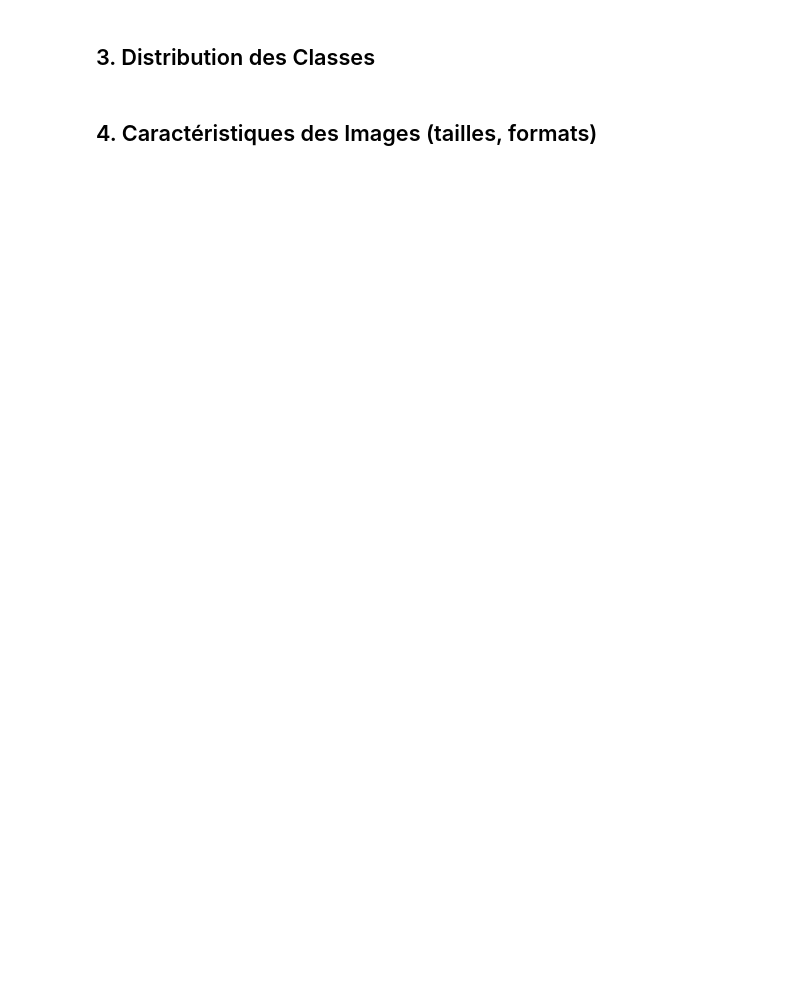
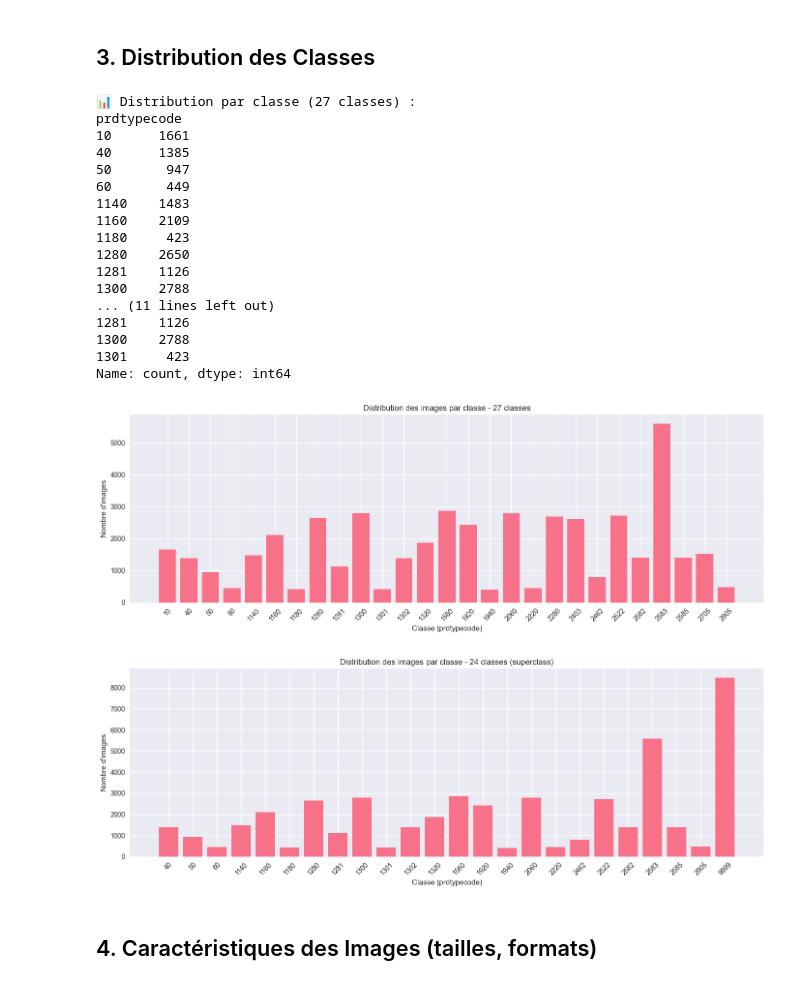
Before and after one commit to Zhrii/Datascientest_projets, a Jupyter notebook: notebooks/07_image_exploration_donnees.ipynb, the cells around one changed output. Drawn from its saved outputs; the diff is of its cells as text; code cells hidden in the pictures; blank space fills up the shorter version.

```diff
--- a/notebooks/07_image_exploration_donnees.ipynb
+++ b/notebooks/07_image_exploration_donnees.ipynb
@@ -47,15 +80,19 @@ print(f"📁 Images : {IMAGE_DIR}")
 # %% [markdown]
 ## 1. Inventaire des Images
 # %%
-image_files = list(IMAGE_DIR.glob('*.jpg'))
-print(f"📷 Nombre total de fichiers .jpg : {len(image_files):,}")
-print(f"   Convention : image_{{imageid}}_product_{{productid}}.jpg")
+if any(name not in globals() for name in ['IMAGE_DIR', 'IMAGE_EXTS', 'list_image_files']):
+    raise RuntimeError("Exécute d'abord la cellule d'initialisation (imports/chemins).")
+
+image_files = list_image_files(IMAGE_DIR)
+print(f"📷 Nombre total de fichiers image : {len(image_files):,}")
+print(f"   Formats pris en charge : {', '.join(sorted(IMAGE_EXTS))}")
+print("   Convention : image_{imageid}_product_{productid}.[ext]")
 
 image_data = []
 for f in image_files:
     try:
         parts = f.stem.split('_')
-        if len(parts) >= 4 and parts[0] == 'image' and parts[2] == 'product':
+        if len(parts) >= 4 and parts[0].lower() == 'image' and parts[2].lower() == 'product':
             image_data.append({'imageid': int(parts[1]), 'productid': int(parts[3]), 'path': str(f)})
     except (ValueError, IndexError):
         pass
@@ -83,19 +143,61 @@ print(f"   Produits sans image : {total - covered:,}")
 # %%
 merged = X_train.merge(image_df[['productid', 'imageid']], on=['productid', 'imageid'], how='inner')
 merged = merged.merge(y_train, left_index=True, right_index=True)
 
+# Superclasse (24 classes) : Publications -> 9999
+CODE_SUPERCLASSE = 9999
+PUBLICATIONS_CLASSES = {10, 2280, 2403, 2705}
+merged['prdtypecode_superclass'] = merged['prdtypecode'].apply(
+    lambda x: CODE_SUPERCLASSE if x in PUBLICATIONS_CLASSES else x
+)
+
 class_dist = merged['prdtypecode'].value_counts().sort_index()
+class_dist_sc = merged['prdtypecode_superclass'].value_counts().sort_index()
+
 print(f"📊 Distribution par classe (27 classes) :")
 print(class_dist.head(10))
+print(f"\n📊 Distribution par classe (24 classes - superclass) :")
+print(class_dist_sc.head(10))
 
+# 27 classes
 fig, ax = plt.subplots(figsize=(14, 5))
 ax.bar(range(len(class_dist)), class_dist.values)
 ax.set_xlabel('Classe (prdtypecode)')
 ax.set_ylabel('Nombre d\'images')
-ax.set_title('Distribution des images par classe')
+ax.set_title('Distribution des images par classe - 27 classes')
 plt.xticks(range(len(class_dist)), class_dist.index, rotation=45)
 plt.tight_layout()
 plt.show()
+
+# 24 classes
+fig, ax = plt.subplots(figsize=(14, 5))
+ax.bar(range(len(class_dist_sc)), class_dist_sc.values)
+ax.set_xlabel('Classe (prdtypecode)')
+ax.set_ylabel('Nombre d\'images')
+ax.set_title('Distribution des images par classe - 24 classes (superclass)')
+plt.xticks(range(len(class_dist_sc)), class_dist_sc.index, rotation=45)
+plt.tight_layout()
+plt.show()
+# %% [output]
+📊 Distribution par classe (27 classes) :
+prdtypecode
+10      1661
+40      1385
+50       947
+60       449
+1140    1483
+1160    2109
+1180     423
+1280    2650
+1281    1126
+1300    2788
+... (11 lines left out)
+1281    1126
+1300    2788
+1301     423
+Name: count, dtype: int64
+[figure, added]
+[figure, added]
 # %% [markdown]
 ## 4. Caractéristiques des Images (tailles, formats)
 # %%
```
Also changed, not shown: parts of 6 cells of this notebook, 16 other files.
